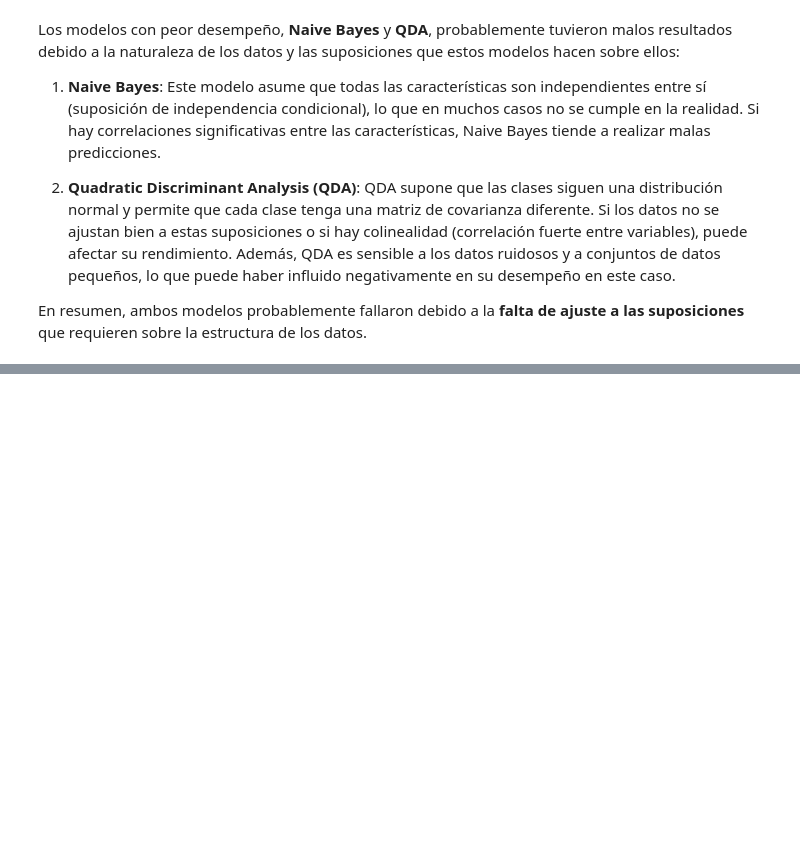
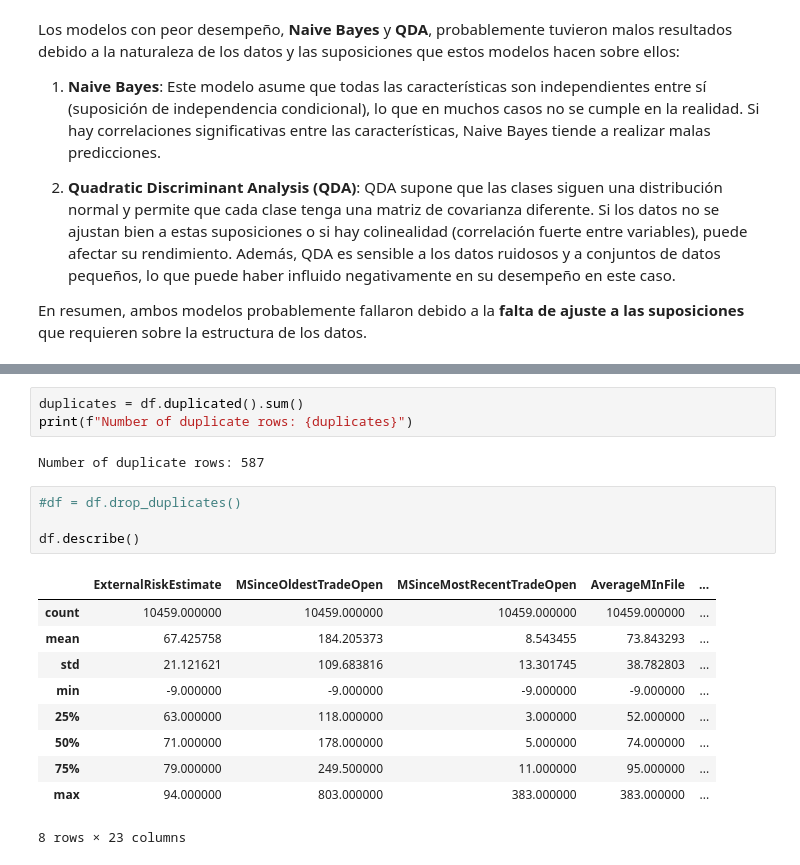
Before and after one commit to LaCalmaInc/ML, a Jupyter notebook: Tarea 1/tarea1.ipynb, the cells around one changed output, grey strips where cells are left out. Cells and saved outputs as stored; diff of their text form; blank space fills up the shorter version.

```diff
--- a/Tarea 1/tarea1.ipynb
+++ b/Tarea 1/tarea1.ipynb
@@ -290,0 +312,20 @@ En resumen, ambos modelos probablemente fallaron debido a la **falta de ajuste a
+# %%
+duplicates = df.duplicated().sum()
+print(f"Number of duplicate rows: {duplicates}")
+# %% [output]
+Number of duplicate rows: 587
+# %%
+#df = df.drop_duplicates()
+
+df.describe()
+# %% [output]
+|  | ExternalRiskEstimate | MSinceOldestTradeOpen | MSinceMostRecentTradeOpen | AverageMInFile | ... |
+| count | 10459.000000 | 10459.000000 | 10459.000000 | 10459.000000 | ... |
+| mean | 67.425758 | 184.205373 | 8.543455 | 73.843293 | ... |
+| std | 21.121621 | 109.683816 | 13.301745 | 38.782803 | ... |
+| min | -9.000000 | -9.000000 | -9.000000 | -9.000000 | ... |
+| 25% | 63.000000 | 118.000000 | 3.000000 | 52.000000 | ... |
+| 50% | 71.000000 | 178.000000 | 5.000000 | 74.000000 | ... |
+| 75% | 79.000000 | 249.500000 | 11.000000 | 95.000000 | ... |
+| max | 94.000000 | 803.000000 | 383.000000 | 383.000000 | ... |
+8 rows × 23 columns
```
Also changed, not shown: parts of 20 cells of this notebook, 1 other file.
